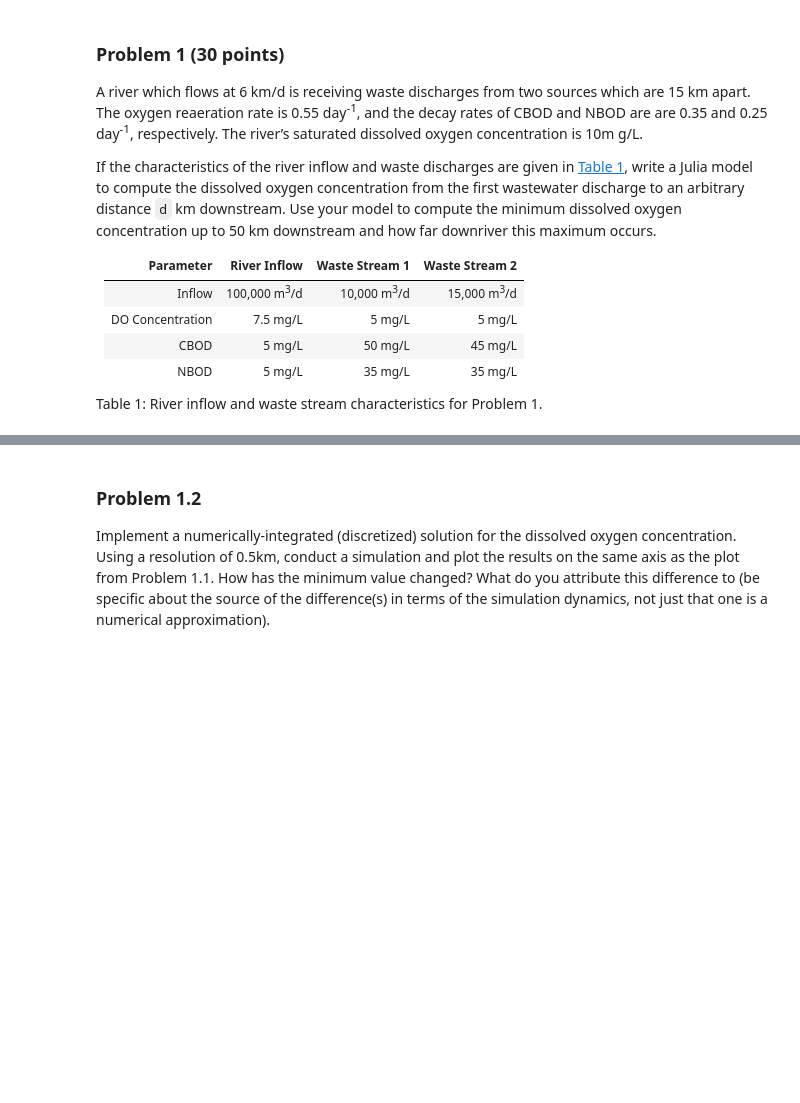
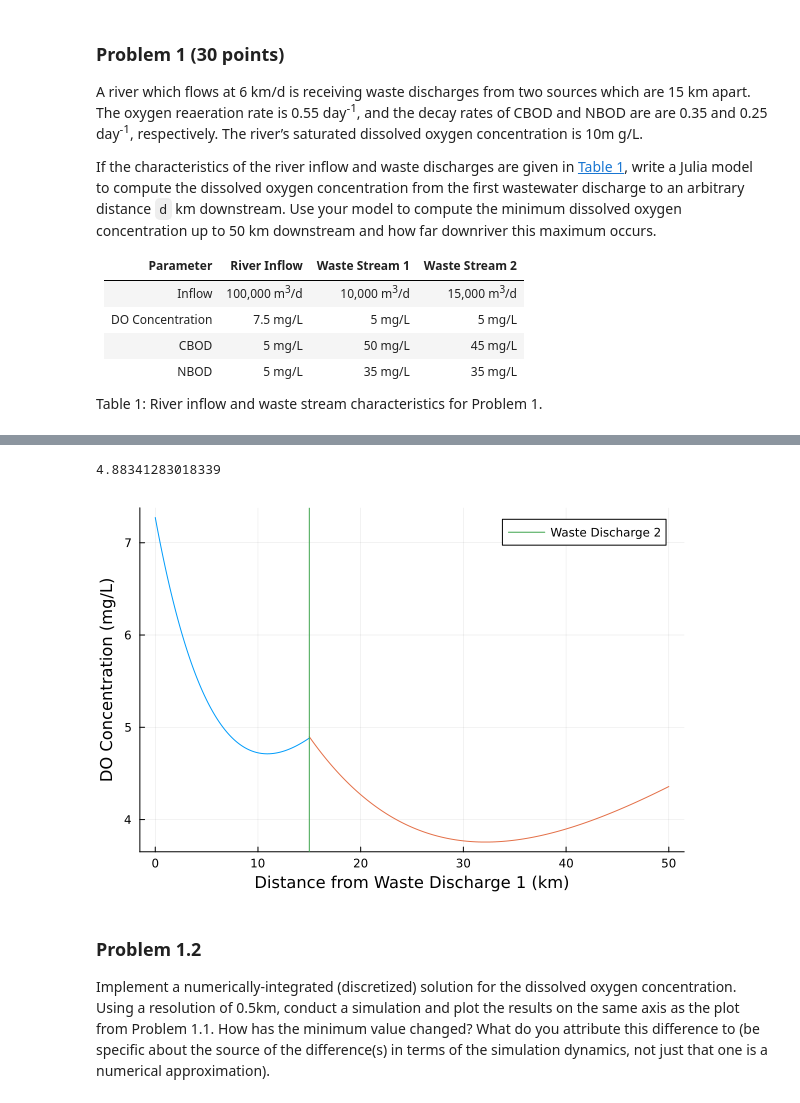
Before and after one commit to BEE4750-FA25/hw3-wrn25-hw3, a Jupyter notebook: hw03.ipynb, the cells around one changed output, grey strips where cells are left out. Drawn from its saved outputs; the diff is of its cells as text; code cells hidden in the pictures; blank space fills up the shorter version.

```diff
--- a/hw03.ipynb
+++ b/hw03.ipynb
@@ -75,3 +91,33 @@ mg/L?
+# %%
+Cs = 10
+C01 = 7.273
+C02 = 4.897
+B01 = 9.091
+B02 = 8.735
+N01 = 7.723
+N02 = 7.838
+ka = 0.55
+kc = 0.35
+kn = 0.25
+U = 6
+
+x1 = range(0, 15, length=300)
+x2 = range(15, 50, length=300)
+a1 = exp.(-ka*x/U)
+a2 = (kc/(ka-kc))*(exp.(-kc*x/U) - exp.(-ka*x/U))
+a3 = (kn/(ka-kn))*(exp.(-kn*x/U) - exp.(-ka*x/U))
+
+C1 = Cs*(1 .- a1) + C01*a1 - B01*a2 - N01*a3
+C2 = Cs*(1 .- a1) + C02*a1 - B02*a2 - N02*a3
+
+print(C1[300])
+p1 = plot(x1,C1, xlabel = "Distance from Waste Discharge 1 (km)", ylabel = "DO Concentration (mg/L)", label = "")
+plot!(p1, x2, C2, label = "")
+#plot!(p1, [15,15], [3.5, 7.5])
+vline!([15], label = "Waste Discharge 2")
+# %% [output]
+4.88341283018339
+[figure, added]
 # %% [markdown]
 ### Problem 1.2
 
```
Also changed, not shown: parts of 2 cells of this notebook.
